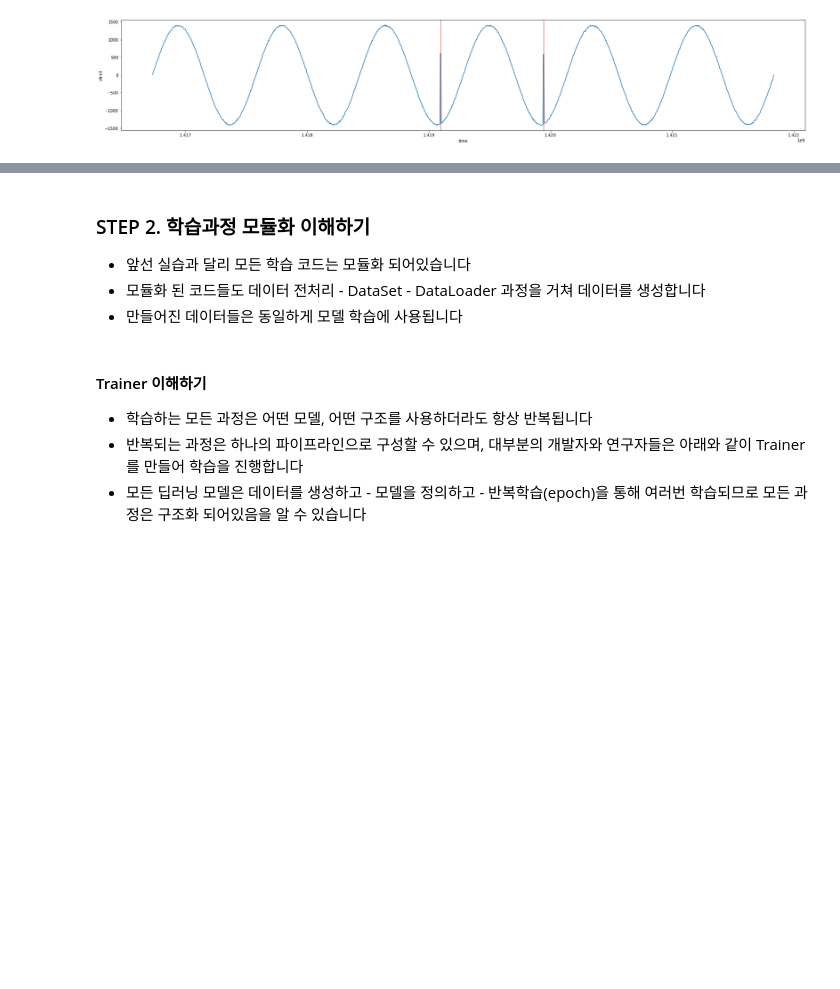
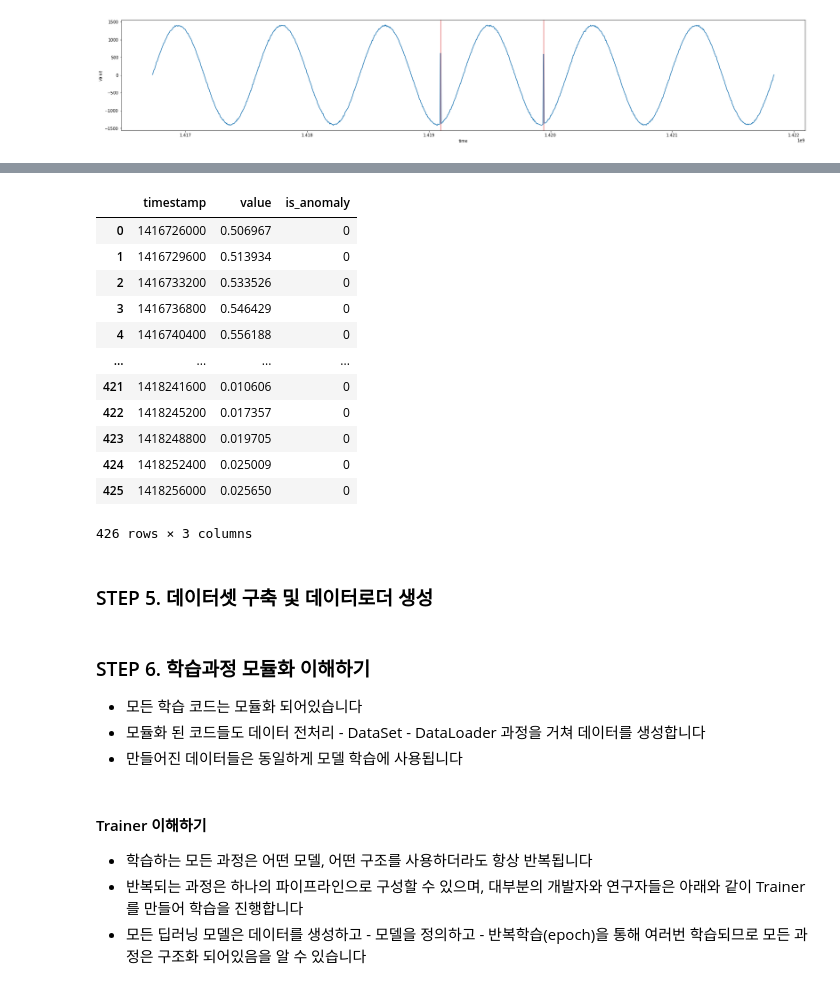
Before and after one commit to hwk0702/LG_ES_Timeseries, a Jupyter notebook: 03_STOC_Timeseries_anomalydetection.ipynb, the cells around one changed output, grey strips where cells are left out. Cells and saved outputs as stored; diff of their text form; code cells hidden in the pictures; blank space fills up the shorter version.

```diff
--- a/03_STOC_Timeseries_anomalydetection.ipynb
+++ b/03_STOC_Timeseries_anomalydetection.ipynb
@@ -118,0 +194,13 @@ make_df_matplt(data)
+# %%
+test_len = int(args.test_ratio * data.shape[0])
+train_len = int((1 - args.valid_ratio - args.test_ratio) * data.shape[0])
+
+full = data.copy()
+trn = data.iloc[:train_len, :].copy()
+dev = data.iloc[train_len:-test_len, :].copy()
+tst = data.iloc[-test_len:, ].copy()
+
+full_len = len(full)
+trn_len = len(trn)
+dev_len = len(dev)
+tst_len = len(tst)
@@ -118,0 +209,26 @@ make_df_matplt(data)
+# %%
+trn_max = max(trn.loc[:, "value"])
+trn_min = min(trn.loc[:, "value"])
+
+full.loc[:, "value"] = (data.loc[:, "value"] - trn_min) / (trn_max - trn_min)
+trn.loc[:, "value"] = (trn.loc[:, "value"] - trn_min) / (trn_max - trn_min)
+dev.loc[:, "value"] = (dev.loc[:, "value"] - trn_min) / (trn_max - trn_min)
+tst.loc[:, "value"] = (tst.loc[:, "value"] - trn_min) / (trn_max - trn_min)
+# %%
+trn
+# %% [output]
+|  | timestamp | value | is_anomaly |
+| 0 | 1416726000 | 0.506967 | 0 |
+| 1 | 1416729600 | 0.513934 | 0 |
+| 2 | 1416733200 | 0.533526 | 0 |
+| 3 | 1416736800 | 0.546429 | 0 |
+| 4 | 1416740400 | 0.556188 | 0 |
+| ... | ... | ... | ... |
+| 421 | 1418241600 | 0.010606 | 0 |
+| 422 | 1418245200 | 0.017357 | 0 |
+| 423 | 1418248800 | 0.019705 | 0 |
+| 424 | 1418252400 | 0.025009 | 0 |
+| 425 | 1418256000 | 0.025650 | 0 |
+426 rows × 3 columns
+# %% [markdown]
+### STEP 5. 데이터셋 구축 및 데이터로더 생성
@@ -119,6 +318,6 @@ make_df_matplt(data)
 # %% [markdown]
-### STEP 2. 학습과정 모듈화 이해하기
-* 앞선 실습과 달리 모든 학습 코드는 모듈화 되어있습니다
+### STEP 6. 학습과정 모듈화 이해하기
+* 모든 학습 코드는 모듈화 되어있습니다
 * 모듈화 된 코드들도 데이터 전처리 - DataSet - DataLoader 과정을 거쳐 데이터를 생성합니다
 * 만들어진 데이터들은 동일하게 모델 학습에 사용됩니다
 # %% [markdown]
```
Also changed, not shown: parts of 14 cells of this notebook, 39 other files.
